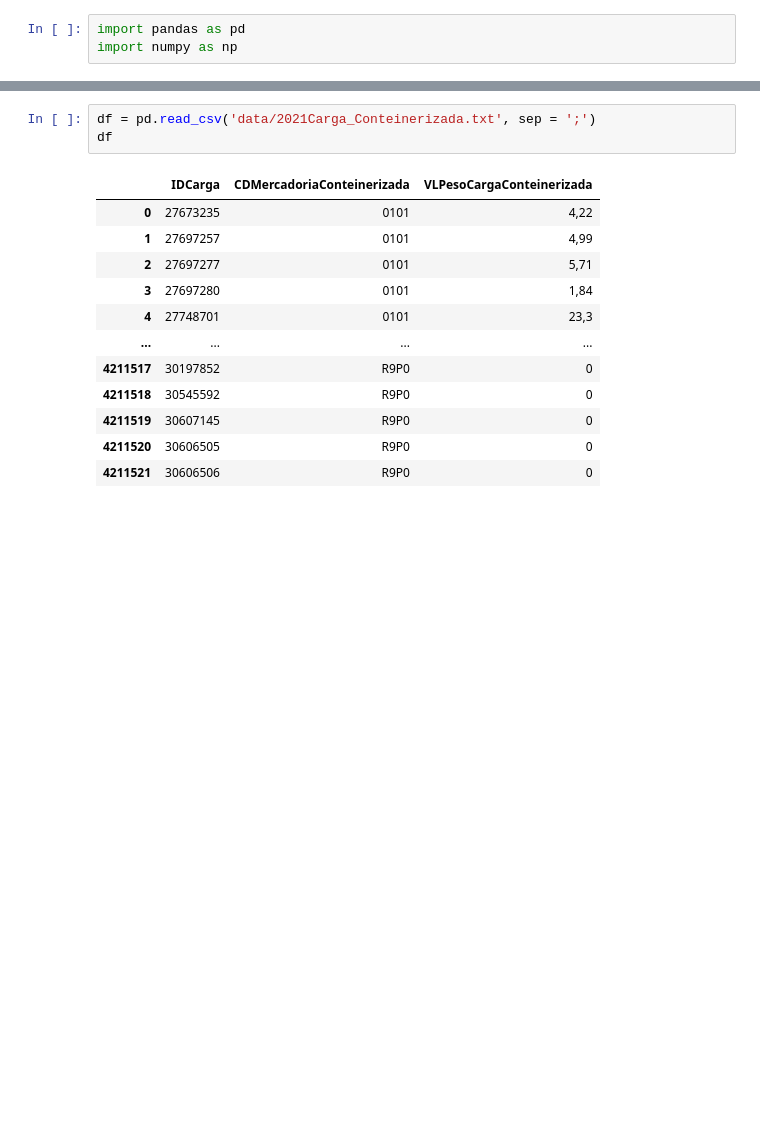
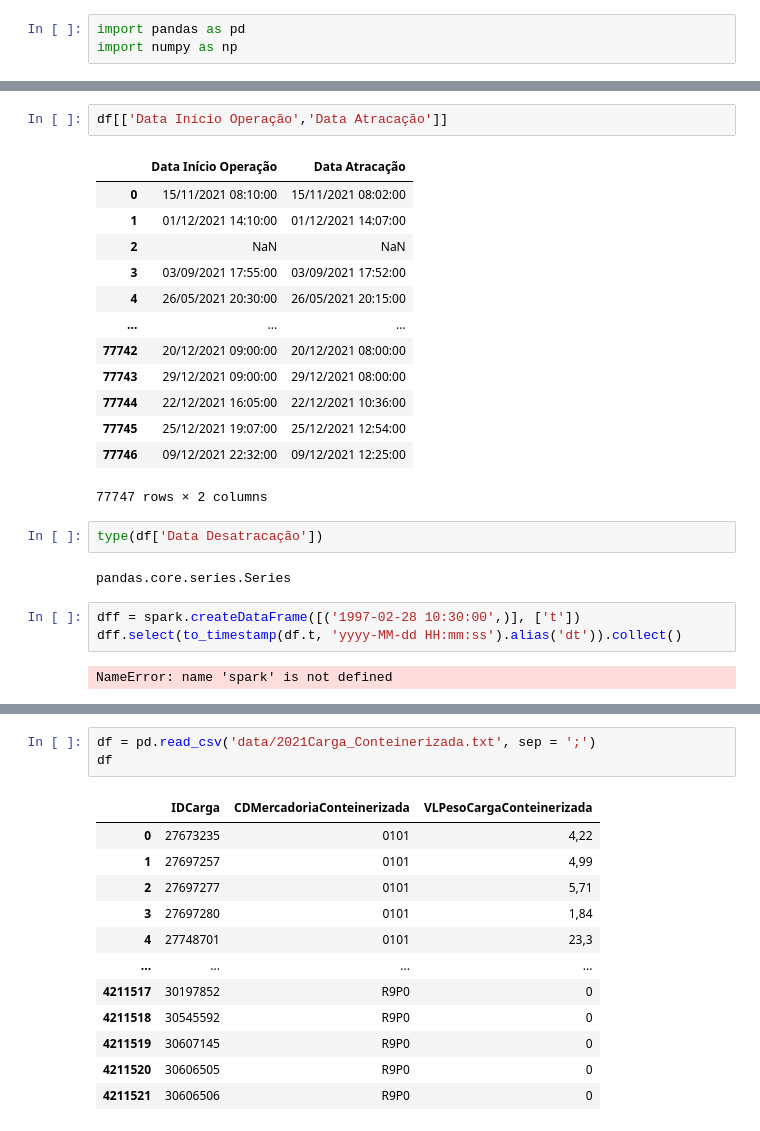
Before and after one commit to wellingtondantas/fiec-test-project, a Jupyter notebook: analytics.ipynb, the cells around one changed output, grey strips where cells are left out. Drawn from its saved outputs; the diff is of its cells as text; blank space fills up the shorter version.

```diff
--- a/analytics.ipynb
+++ b/analytics.ipynb
@@ -24,0 +42,25 @@ df
+# %%
+df[['Data Início Operação','Data Atracação']]
+# %% [output]
+|  | Data Início Operação | Data Atracação |
+| 0 | 15/11/2021 08:10:00 | 15/11/2021 08:02:00 |
+| 1 | 01/12/2021 14:10:00 | 01/12/2021 14:07:00 |
+| 2 | NaN | NaN |
+| 3 | 03/09/2021 17:55:00 | 03/09/2021 17:52:00 |
+| 4 | 26/05/2021 20:30:00 | 26/05/2021 20:15:00 |
+| ... | ... | ... |
+| 77742 | 20/12/2021 09:00:00 | 20/12/2021 08:00:00 |
+| 77743 | 29/12/2021 09:00:00 | 29/12/2021 08:00:00 |
+| 77744 | 22/12/2021 16:05:00 | 22/12/2021 10:36:00 |
+| 77745 | 25/12/2021 19:07:00 | 25/12/2021 12:54:00 |
+| 77746 | 09/12/2021 22:32:00 | 09/12/2021 12:25:00 |
+77747 rows × 2 columns
+# %%
+type(df['Data Desatracação'])
+# %% [output]
+pandas.core.series.Series
+# %%
+dff = spark.createDataFrame([('1997-02-28 10:30:00',)], ['t'])
+dff.select(to_timestamp(df.t, 'yyyy-MM-dd HH:mm:ss').alias('dt')).collect()
+# %% [output]
+NameError: name 'spark' is not defined
```
Also changed, not shown: parts of 8 cells of this notebook, 1 other file.
